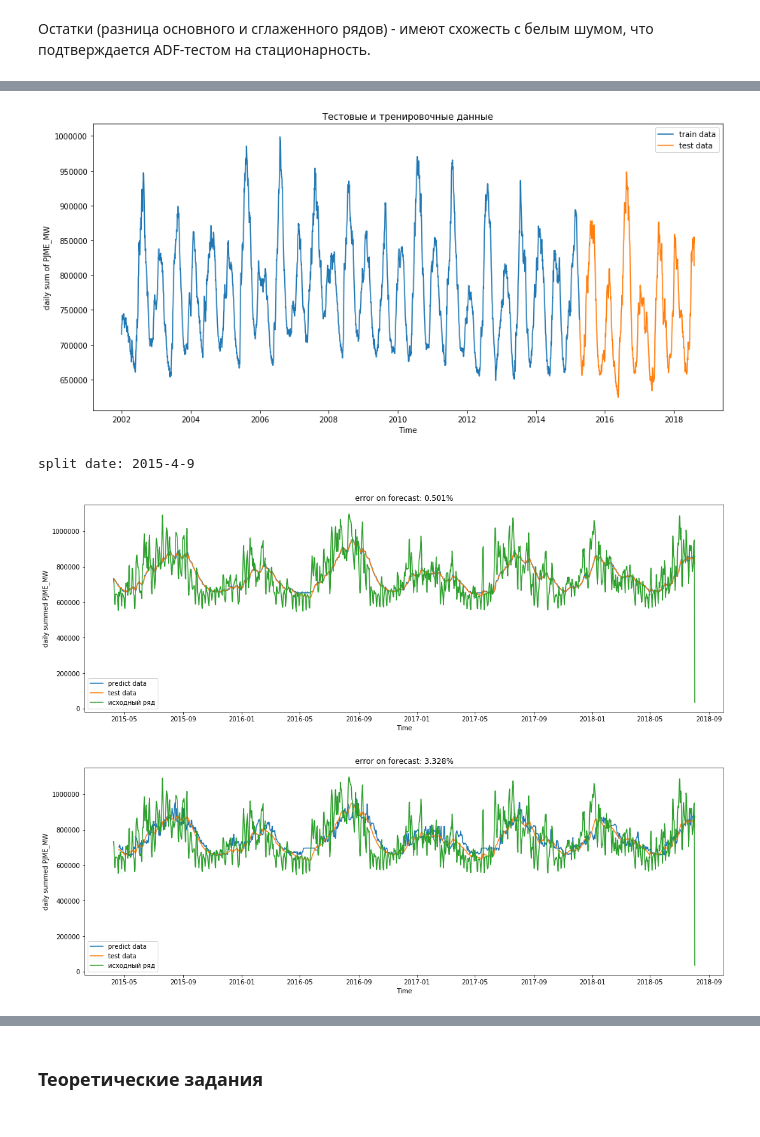
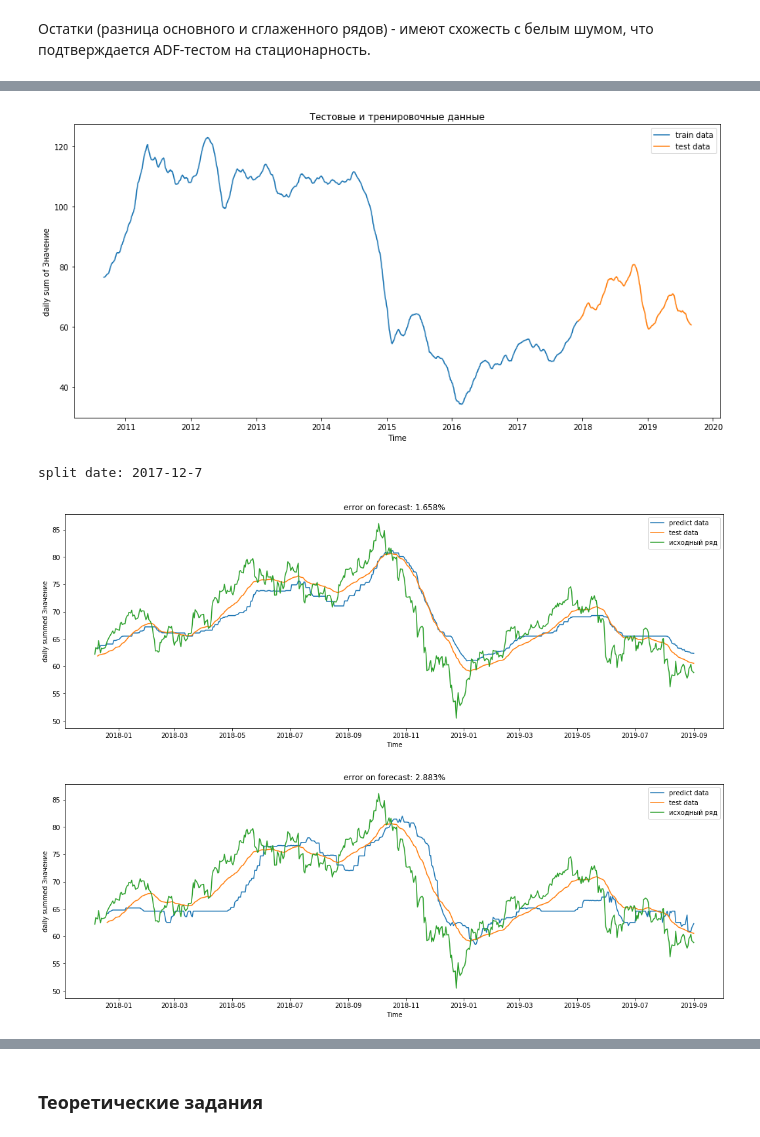
Before and after one commit to NuranKZ/GB-MLB, a Jupyter notebook: hw2.ipynb, the cells around one changed output, grey strips where cells are left out. Drawn from its saved outputs; the diff is of its cells as text; code cells hidden in the pictures.

```diff
--- a/hw2.ipynb
+++ b/hw2.ipynb
@@ -41,6 +42,8 @@ my_PJME_MW.csv
 # %%
 # 2.2. Data Loading
 df = pd.read_csv(file_path, encoding='utf-8', index_col=[0], parse_dates=[0])
-target = 'PJME_MW'
+#target = 'PJME_MW'
+target = 'Значение'
+
 df.head()
 # %% [output]
@@ -67,14 +72,14 @@ d_data.head()
 # %%
-# 2.4. Пользовательские функции
+# 2.3. Пользовательские функции
 
-# 2.4.1. Функция (внутренняя) для расчета экспоненциального сглаживания
+# 2.3.1. Функция (внутренняя) для расчета экспоненциального сглаживания
 def exponential_smoothing(series, alpha):
     result = [series[0]] # first value is same as series
     for n in range(1, len(series)):
         result.append(alpha * series[n] + (1 - alpha) * result[n-1])
     return result
 
-# 2.4.2. Функция для создания и визуализации датафрейма с исходным рядом и
+# 2.3.2. Функция для создания и визуализации датафрейма с исходным рядом и
 # экспоненциальным сглаживанием и расчетом остатков
 def add_exp_ma(df, target, alpha, window_size, show_chart=False, n_items_for_chart=500):
     from statsmodels.tsa.stattools import adfuller
@@ -131,8 +136,8 @@ def create_df_history_variables(df, target='exp', p=3, add_exp_smooth=False, alp
 # 2.4.4. Функция (внутренняя)  для разделения датафрейма по заданной дате
 def split_data(df, split_date):
 
-    return df.loc[df.index.get_level_values('Date') <= split_date].copy(), \
-           df.loc[df.index.get_level_values('Date') >  split_date].copy()
+    return df.loc[df.index.get_level_values('Дата') <= split_date].copy(), \
+           df.loc[df.index.get_level_values('Дата') >  split_date].copy()
 
 # 2.4.5. Функция (внутренняя) для определения даты по заданной пропорции разделения датафрейма
 def define_split_date(df, test_portion):
@@ -206,7 +211,7 @@ def fit_and_predict(df, test_portion, h, model_instance, original_df, model_para
 ### Обучение модели с параметрами p=3, h = {1, 10}
 # %%
 # 3.1. Сгенерируем экспоненциальное сглаживание с alpha=0.05
-d_data_exp, residuals = add_exp_ma(d_data, target, alpha=0.05, window_size=30, show_chart=True, n_items_for_chart=700)
+d_data_exp, residuals = add_exp_ma(df, target, alpha=0.05, window_size=30, show_chart=True, n_items_for_chart=700)
 
 d_data_exp.head()
 # %% [output]
@@ -222,7 +227,7 @@ d_data_exp.head()
 Остатки (разница основного и сглаженного рядов) - имеют схожесть с белым шумом, что подтверждается ADF-тестом на стационарность.
 # %%
 # 3.2. Сгенерируем датафрейм с историческими данными
-df_4_analysis = create_df_history_variables(d_data, add_exp_smooth=True, p=3, alphas=[0.05, 0.08])
+df_4_analysis = create_df_history_variables(df, add_exp_smooth=True, p=3, alphas=[0.05, 0.08])
 df_4_analysis.head()
 # %% [output]
 |  | exp | t1 | t2 | t3 | diff1 | exp_0_0.05 | exp_0_0.08 |
@@ -238,22 +243,24 @@ X_train, y_train, X_test, y_test = split_2_train_test(df_4_analysis, test_portio
 split_date = define_split_date(df_4_analysis, test_portion=0.2)
 print(f'split date: {split_date}')
 # %% [output]
-[figure, old version]
+[figure, new version]
-split date: 2015-4-9
+split date: 2017-12-7
 # %%
 # 3.4. Оценка с 1-step forecast (h=1)
 from sklearn.ensemble import GradientBoostingRegressor
 
 model_instance = GradientBoostingRegressor
-model_params = {'max_depth':15,
+
+model_params = {'max_depth':5,
                 'random_state':42,
-                'n_estimators':100}
+                'n_estimators':25,
+                'learning_rate': 0.1}
 
 model_h1, y_predict_h1, metric_h1 = fit_and_predict(df=df_4_analysis, test_portion=0.2, h=1,
                                                     model_instance=model_instance, original_df=d_data_exp,
                                                     model_params=model_params, show_chart=True)
 # %% [output]
-[figure, old version]
+[figure, new version]
 # %%
 # 3.5. Оценка с 10-step forecast (h=10)
 
@@ -261,6 +268,6 @@ model_h10, y_predict_h10, metric_h10 = fit_and_predict(df=df_4_analysis, test_po
                                                     model_instance=model_instance, original_df=d_data_exp,
                                                     model_params=model_params, show_chart=True)
 # %% [output]
-[figure, old version]
+[figure, new version]
 # %%
 # 3.6. Зависимость метрики от h
```
Also changed, not shown: parts of 10 cells of this notebook.
